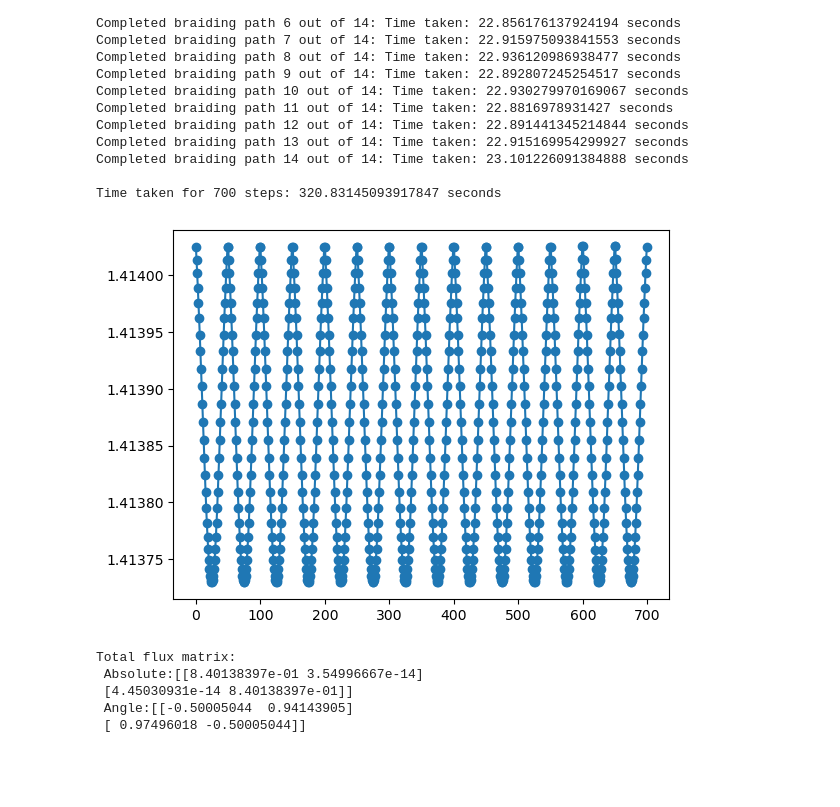
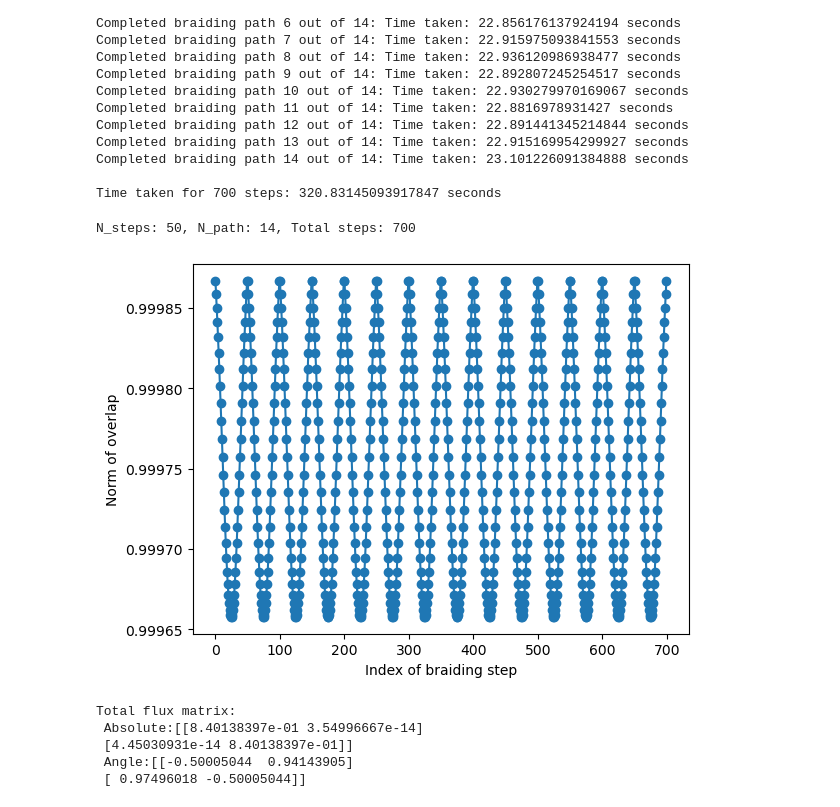
Before and after one commit to saswatrkp/Braiding_computation, a Jupyter notebook: Codes/Notebooks/test_braiding_YK_model.ipynb, the cells around one changed output. Drawn from its saved outputs; the diff is of its cells as text; code cells hidden in the pictures; blank space fills up the shorter version.

```diff
--- a/Codes/Notebooks/test_braiding_YK_model.ipynb
+++ b/Codes/Notebooks/test_braiding_YK_model.ipynb
@@ -116,7 +116,7 @@ def test_single_braiding_step(path_anyon_dict, ind_step, N_steps, i_path, check=
 #### To get the plots for anyons movement, set check=True and plot_anyons=True
 
 ind_step = 0
-N_steps = 20
+N_steps = 50
 i_path = 5
 overlap = test_single_braiding_step(path_anyon_dict=path_anyon_dict, ind_step=ind_step, N_steps=N_steps, i_path=i_path)
 print(f'Norm of the overlap matrix: {np.linalg.norm(overlap)}')
@@ -157,10 +157,14 @@ Completed braiding path 14 out of 14: Time taken: 23.101226091384888 seconds
 
 Time taken for 700 steps: 320.83145093917847 seconds
 # %%
-plt.plot(range(N_path*N_steps), norm_overlap_list, '-o')
+print(f'N_steps: {N_steps}, N_path: {N_path}, Total steps: {N_steps*N_path}')
+plt.plot(range(N_path * N_steps), 1/np.sqrt(2) * np.array(norm_overlap_list), '-o')
+plt.xlabel('Index of braiding step')
+plt.ylabel('Norm of overlap')
 plt.show()
 # %% [output]
+N_steps: 50, N_path: 14, Total steps: 700
-[figure, old version]
+[figure, new version]
 # %%
 from functools import reduce
 from numpy import matmul
```
Also changed, not shown: parts of 1 cell of this notebook.
